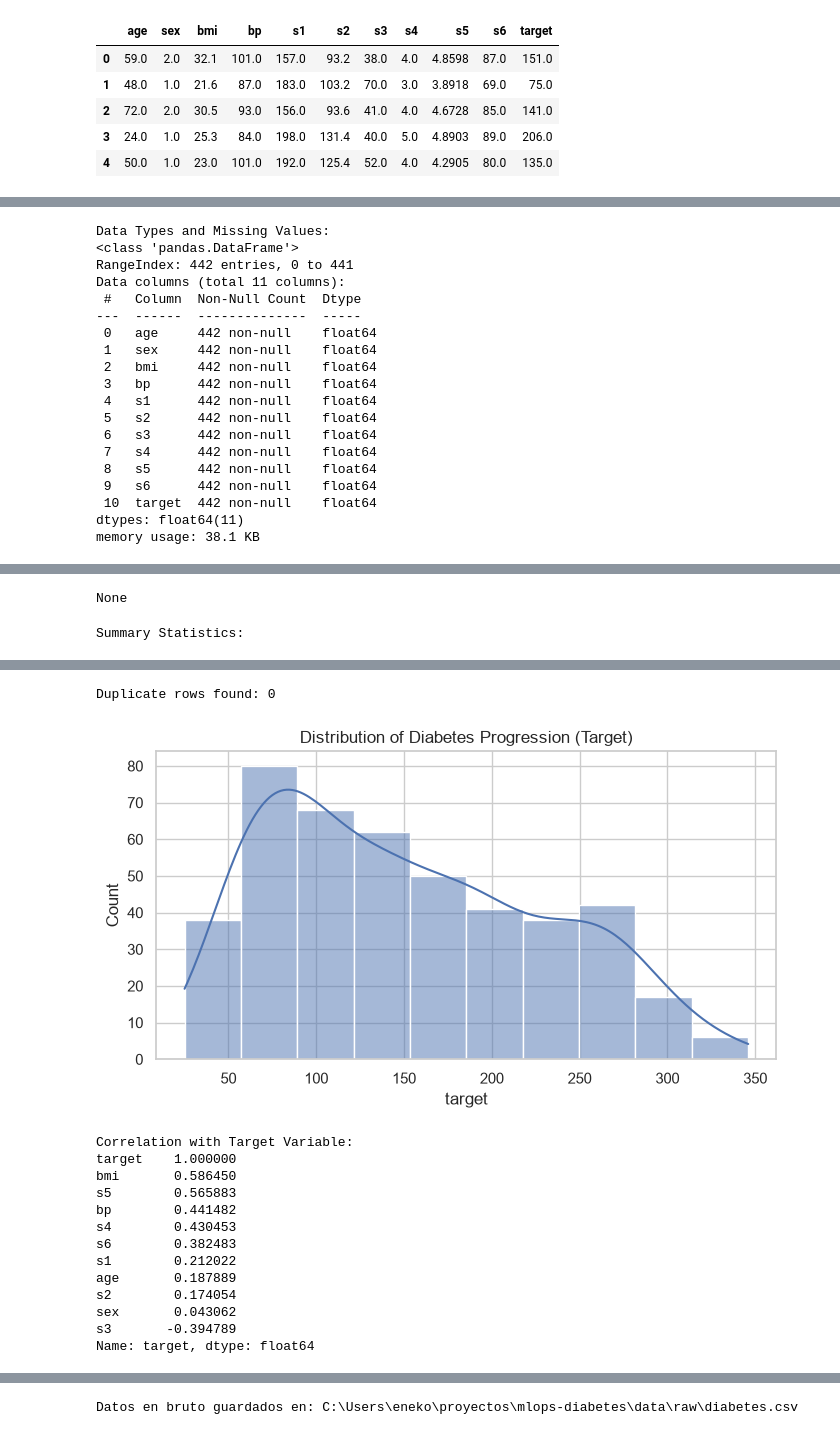
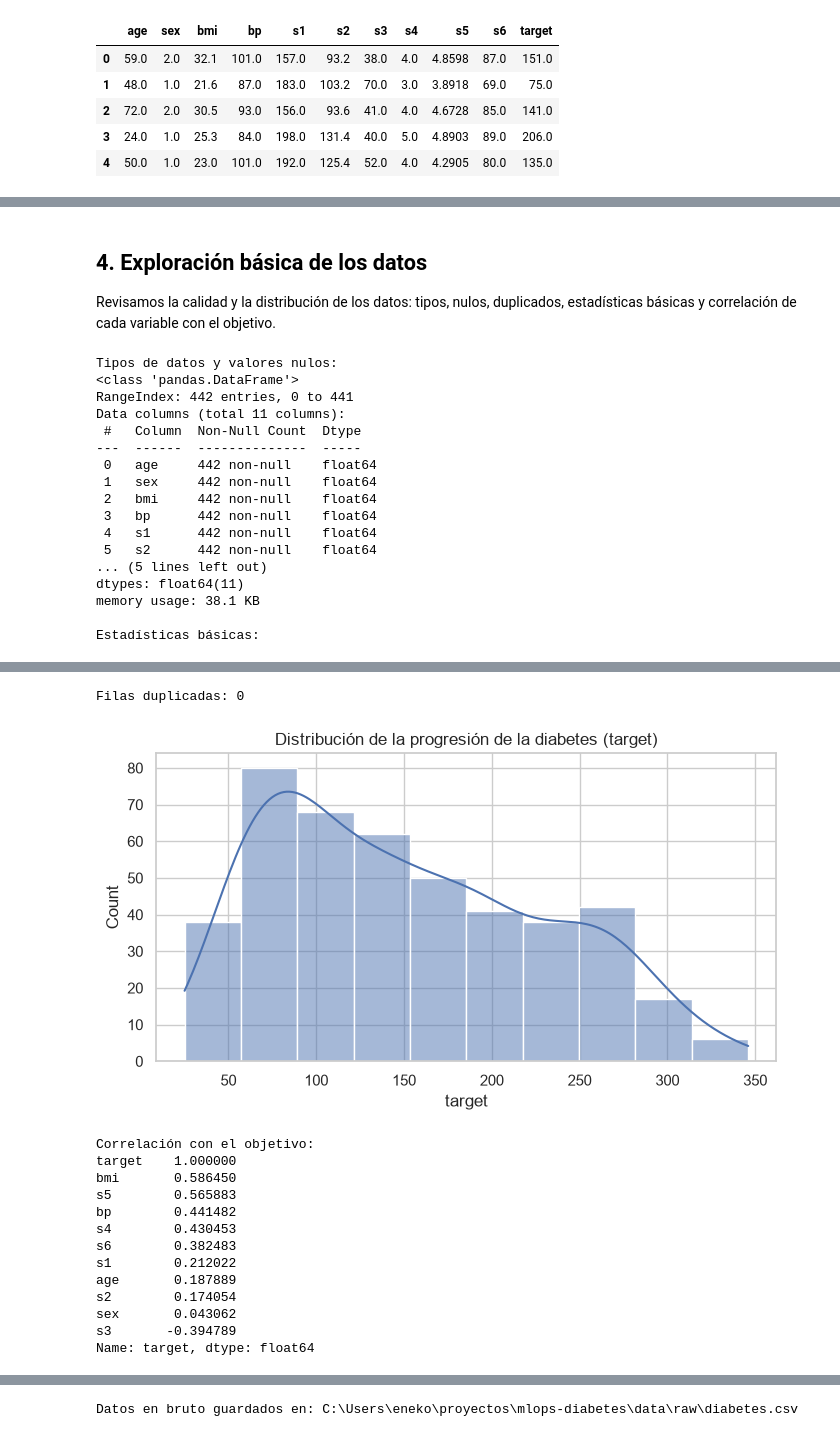
Before and after one commit to enekosaracibar/mlops-diabetes, a Jupyter notebook: notebooks/exploracion.ipynb, the cells around one changed output, grey strips where cells are left out. Saved outputs shown, nothing was run; the diff lists cells and outputs as text; code cells hidden in the pictures.

```diff
--- a/notebooks/exploracion.ipynb
+++ b/notebooks/exploracion.ipynb
@@ -64,26 +59,31 @@ Understanding the distribution and quality of our data.
+# %% [markdown]
+## 4. Exploración básica de los datos
+
+Revisamos la calidad y la distribución de los datos: tipos, nulos, duplicados, estadísticas básicas y correlación de cada variable con el objetivo.
 # %%
-# Summary statistics and info
-print("Data Types and Missing Values:")
-display(df.info())
+# Tipos de datos y valores nulos
+print("Tipos de datos y valores nulos:")
+df.info()
 
-print("\nSummary Statistics:")
+# Estadísticas básicas
+print("\nEstadísticas básicas:")
 display(df.describe())
 
-# Check for duplicates
-print(f"\nDuplicate rows found: {df.duplicated().sum()}")
+# Filas duplicadas
+print(f"\nFilas duplicadas: {df.duplicated().sum()}")
 
-# Visualize Target Distribution
+# Distribución del valor objetivo
 plt.figure(figsize=(8, 4))
-sns.histplot(df['target'], kde=True)
-plt.title("Distribution of Diabetes Progression (Target)")
+sns.histplot(df["target"], kde=True)
+plt.title("Distribución de la progresión de la diabetes (target)")
 plt.show()
 
-# Correlation with target
-correlations = df.corr()['target'].sort_values(ascending=False)
-print("\nCorrelation with Target Variable:")
+# Correlación de cada variable con el objetivo
+correlations = df.corr()["target"].sort_values(ascending=False)
+print("\nCorrelación con el objetivo:")
 print(correlations)
 # %% [output]
-Data Types and Missing Values:
+Tipos de datos y valores nulos:
 <class 'pandas.DataFrame'>
 RangeIndex: 442 entries, 0 to 441
 Data columns (total 11 columns):
@@ -95,10 +95,8 @@ Data columns (total 11 columns):
  3   bp      442 non-null    float64
  4   s1      442 non-null    float64
  5   s2      442 non-null    float64
- 6   s3      442 non-null    float64
- 7   s4      442 non-null    float64
- 8   s5      442 non-null    float64
- 9   s6      442 non-null    float64
- 10  target  442 non-null    float64
+... (5 lines left out)
 dtypes: float64(11)
 memory usage: 38.1 KB
+
+Estadísticas básicas:
@@ -105,2 +112,15 @@ memory usage: 38.1 KB
-None
+Filas duplicadas: 0
+[figure, new version]
-Summary Statistics:
+Correlación con el objetivo:
+target    1.000000
+bmi       0.586450
+s5        0.565883
+bp        0.441482
+s4        0.430453
+s6        0.382483
+s1        0.212022
+age       0.187889
+s2        0.174054
+sex       0.043062
+s3       -0.394789
+Name: target, dtype: float64
@@ -116,15 +126,0 @@ Summary Statistics:
-Duplicate rows found: 0
-[figure, old version]
-Correlation with Target Variable:
-target    1.000000
-bmi       0.586450
-s5        0.565883
-bp        0.441482
-s4        0.430453
-s6        0.382483
-s1        0.212022
-age       0.187889
-s2        0.174054
-sex       0.043062
-s3       -0.394789
-Name: target, dtype: float64
```
Also changed, not shown: parts of 32 cells of this notebook.
